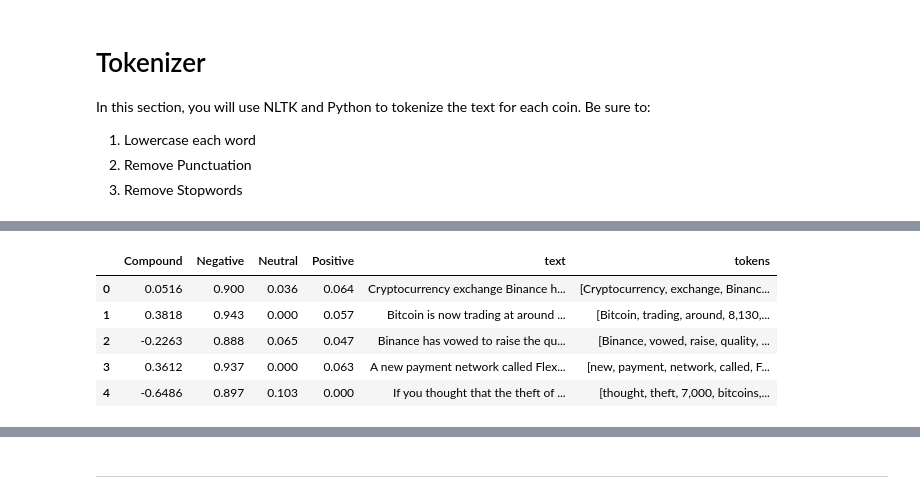
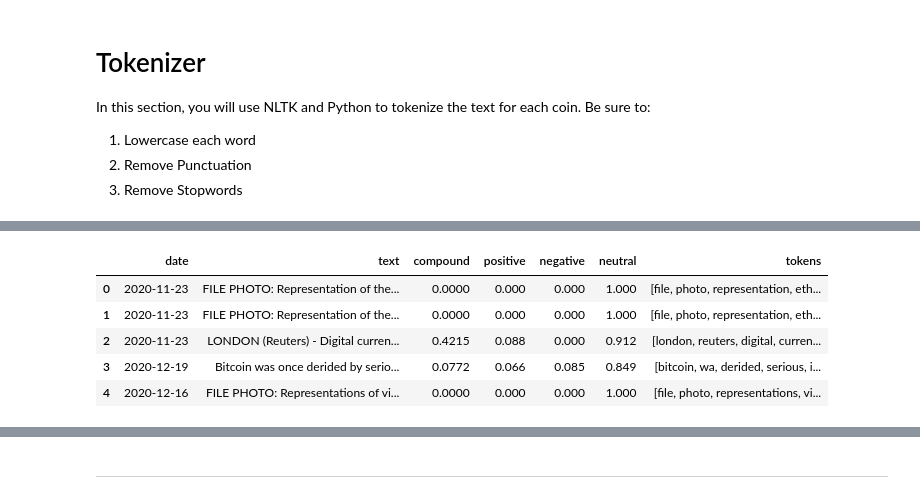
Before and after one commit to anti31415/homework12_NLP, a Jupyter notebook: Starter_Code/crypto_sentiment.ipynb, the cells around one changed output, grey strips where cells are left out. Drawn from its saved outputs; the diff is of its cells as text; code cells hidden in the pictures.

```diff
--- a/Starter_Code/crypto_sentiment.ipynb
+++ b/Starter_Code/crypto_sentiment.ipynb
@@ -131,3 +199,7 @@ import re
 # %%
 # Expand the default stopwords list if necessary
 # YOUR CODE HERE!
+import nltk
+nltk.download('stopwords')
+stop = stopwords.words('english')
+lemmatizer = WordNetLemmatizer()
@@ -137,13 +213,20 @@ def tokenizer(text):
     """Tokenizes text."""
 
     # Create a list of the words
+    #words = word_tokenize(text)
+    sw = set(stopwords.words('english'))
+    # Convert the words to lowercase
+    regex = re.compile("[^a-zA-Z ]")
+    #words = list(filter(lambda y: y.lower() , words))
+    # Remove the punctuation
+    re_clean = regex.sub('', text)
+    # Remove the stop words
+    words = word_tokenize(re_clean)
+    #words = list(filter(lambda x: x.lower() not in stop, words))
+    # Lemmatize Words into root words
+    lem = [lemmatizer.lemmatize(word) for word in words]
+    tokens = [word.lower() for word in lem if word.lower() not in sw]
+    return tokens
 
-    # Convert the words to lowercase
-
-    # Remove the punctuation
-
-    # Remove the stop words
-
-    # Lemmatize Words into root words
-
-    return tokens
+#output = [word.lower() for word in lem if word.lower() not in sw]
+#return ' '.join(output)
@@ -150,10 +250,12 @@ def tokenizer(text):
 # %%
-# Create a new tokens column for bitcoin
+# Create a new tokens column for ethereum
 # YOUR CODE HERE!
+ETC_df['tokens'] = ETC_df.text.apply(tokenizer)
+ETC_df.head()
 # %% [output]
-|  | Compound | Negative | Neutral | Positive | text | tokens |
-| 0 | 0.0516 | 0.900 | 0.036 | 0.064 | Cryptocurrency exchange Binance h... | [Cryptocurrency, exchange, Binanc... |
-| 1 | 0.3818 | 0.943 | 0.000 | 0.057 | Bitcoin is now trading at around ... | [Bitcoin, trading, around, 8,130,... |
-| 2 | -0.2263 | 0.888 | 0.065 | 0.047 | Binance has vowed to raise the qu... | [Binance, vowed, raise, quality, ... |
-| 3 | 0.3612 | 0.937 | 0.000 | 0.063 | A new payment network called Flex... | [new, payment, network, called, F... |
-| 4 | -0.6486 | 0.897 | 0.103 | 0.000 | If you thought that the theft of ... | [thought, theft, 7,000, bitcoins,... |
+|  | date | text | compound | positive | negative | neutral | tokens |
+| 0 | 2020-11-23 | FILE PHOTO: Representation of the... | 0.0000 | 0.000 | 0.000 | 1.000 | [file, photo, representation, eth... |
+| 1 | 2020-11-23 | FILE PHOTO: Representation of the... | 0.0000 | 0.000 | 0.000 | 1.000 | [file, photo, representation, eth... |
+| 2 | 2020-11-23 | LONDON (Reuters) - Digital curren... | 0.4215 | 0.088 | 0.000 | 0.912 | [london, reuters, digital, curren... |
+| 3 | 2020-12-19 | Bitcoin was once derided by serio... | 0.0772 | 0.066 | 0.085 | 0.849 | [bitcoin, wa, derided, serious, i... |
+| 4 | 2020-12-16 | FILE PHOTO: Representations of vi... | 0.0000 | 0.000 | 0.000 | 1.000 | [file, photo, representations, vi... |
```
Also changed, not shown: parts of 34 cells of this notebook.
